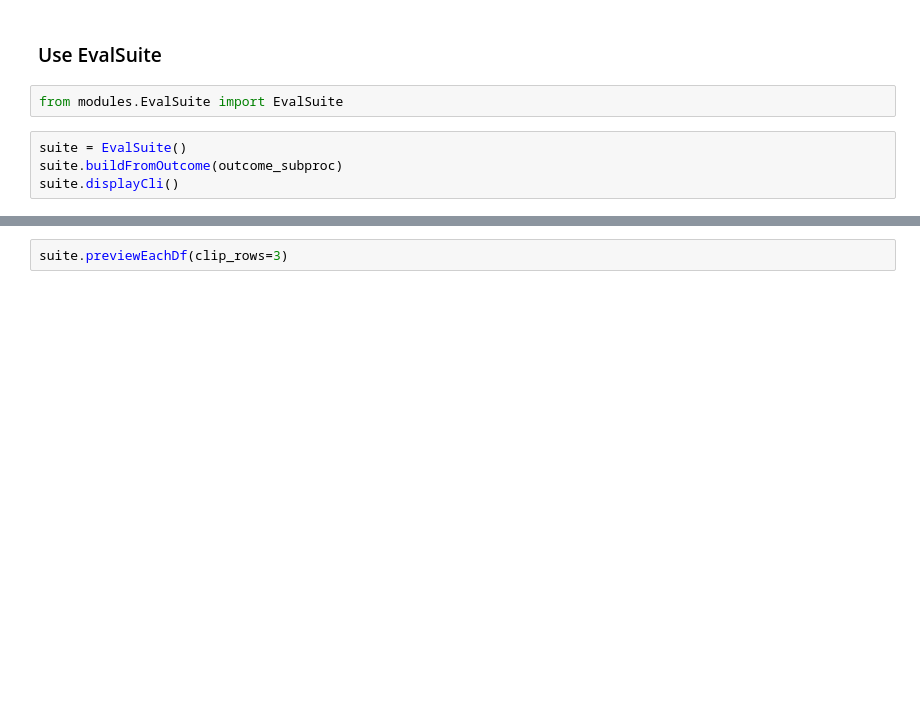
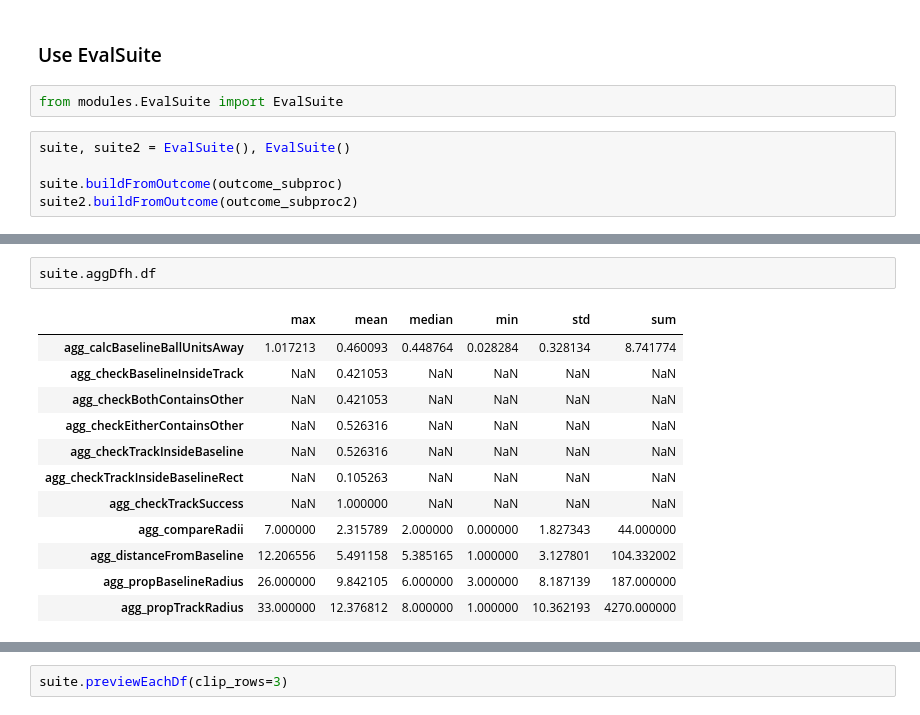
Before and after one commit to sutt/ppd, a Jupyter notebook: books/eval-module-5.ipynb, the cells around one changed output, grey strips where cells are left out. Saved outputs shown, nothing was run; the diff lists cells and outputs as text; blank space fills up the shorter version.

Commit message:
adding filteredAgg to eval capabilities + cosmetic improvements

```diff
--- a/books/eval-module-5.ipynb
+++ b/books/eval-module-5.ipynb
@@ -62,6 +97,7 @@ subproc time: 8.059
 # %%
 from modules.EvalSuite import EvalSuite
 # %%
-suite = EvalSuite()
+suite, suite2 = EvalSuite(), EvalSuite()
+
 suite.buildFromOutcome(outcome_subproc)
-suite.displayCli()
+suite2.buildFromOutcome(outcome_subproc2)
@@ -83,0 +124,15 @@ agg_propTrackRadius                12.38
+# %%
+suite.aggDfh.df
+# %% [output]
+|  | max | mean | median | min | std | sum |
+| agg_calcBaselineBallUnitsAway | 1.017213 | 0.460093 | 0.448764 | 0.028284 | 0.328134 | 8.741774 |
+| agg_checkBaselineInsideTrack | NaN | 0.421053 | NaN | NaN | NaN | NaN |
+| agg_checkBothContainsOther | NaN | 0.421053 | NaN | NaN | NaN | NaN |
+| agg_checkEitherContainsOther | NaN | 0.526316 | NaN | NaN | NaN | NaN |
+| agg_checkTrackInsideBaseline | NaN | 0.526316 | NaN | NaN | NaN | NaN |
+| agg_checkTrackInsideBaselineRect | NaN | 0.105263 | NaN | NaN | NaN | NaN |
+| agg_checkTrackSuccess | NaN | 1.000000 | NaN | NaN | NaN | NaN |
+| agg_compareRadii | 7.000000 | 2.315789 | 2.000000 | 0.000000 | 1.827343 | 44.000000 |
+| agg_distanceFromBaseline | 12.206556 | 5.491158 | 5.385165 | 1.000000 | 3.127801 | 104.332002 |
+| agg_propBaselineRadius | 26.000000 | 9.842105 | 6.000000 | 3.000000 | 8.187139 | 187.000000 |
+| agg_propTrackRadius | 33.000000 | 12.376812 | 8.000000 | 1.000000 | 10.362193 | 4270.000000 |
```
Also changed, not shown: parts of 11 cells of this notebook, 4 other files.
